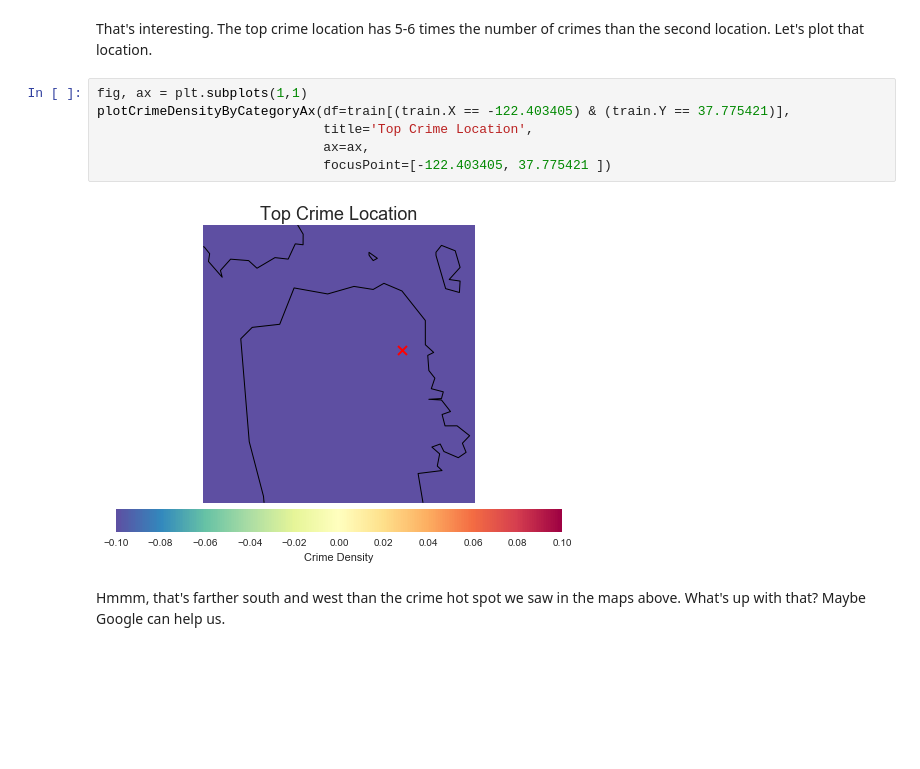
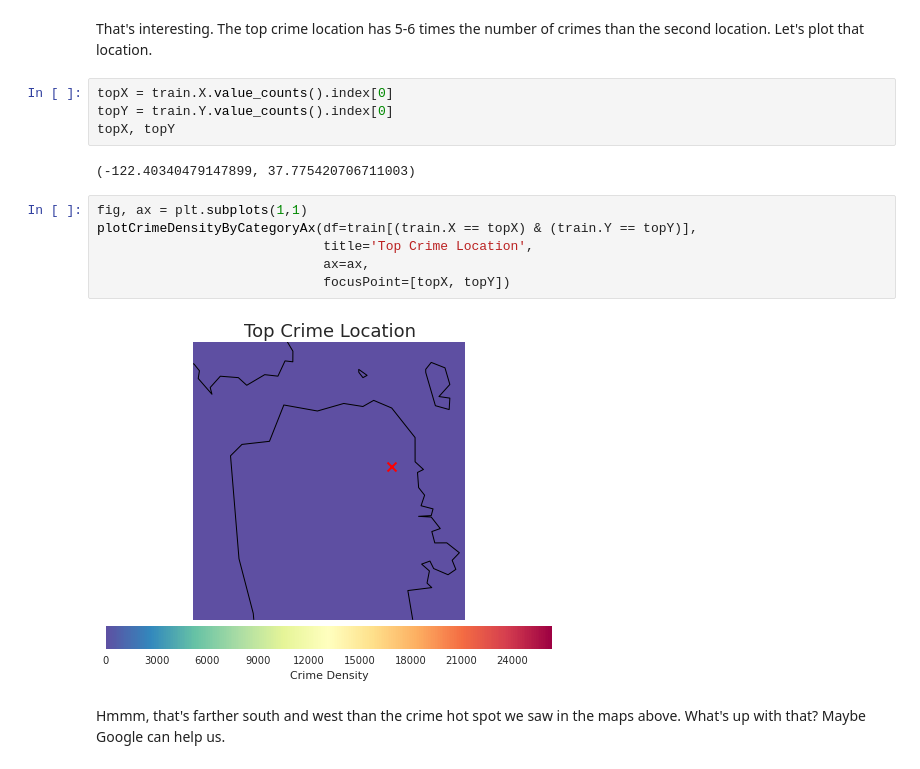
Before and after one commit to ryankresse/sf-crime, a Jupyter notebook: EDA_LOCATION.ipynb, the cells around one changed output. Drawn from its saved outputs; the diff is of its cells as text; blank space fills up the shorter version.

```diff
--- a/EDA_LOCATION.ipynb
+++ b/EDA_LOCATION.ipynb
@@ -164,14 +164,20 @@ X            Y
 dtype: int64
 # %% [markdown]
 That's interesting. The top crime location has 5-6 times the number of crimes than the second location. Let's plot that location.
+# %%
+topX = train.X.value_counts().index[0]
+topY = train.Y.value_counts().index[0]
+topX, topY
+# %% [output]
+(-122.40340479147899, 37.775420706711003)
 # %%
 fig, ax = plt.subplots(1,1)
-plotCrimeDensityByCategoryAx(df=train[(train.X == -122.403405) & (train.Y == 37.775421)],
+plotCrimeDensityByCategoryAx(df=train[(train.X == topX) & (train.Y == topY)],
                              title='Top Crime Location',
                              ax=ax,
-                             focusPoint=[-122.403405, 37.775421 ])
+                             focusPoint=[topX, topY])
 # %% [output]
-[figure, old version]
+[figure, new version]
 # %% [markdown]
 Hmmm, that's farther south and west than the crime hot spot we saw in the maps above. What's up with that? Maybe Google can help us.
 # %%
```
Also changed, not shown: parts of 15 cells of this notebook, 3 other files.
